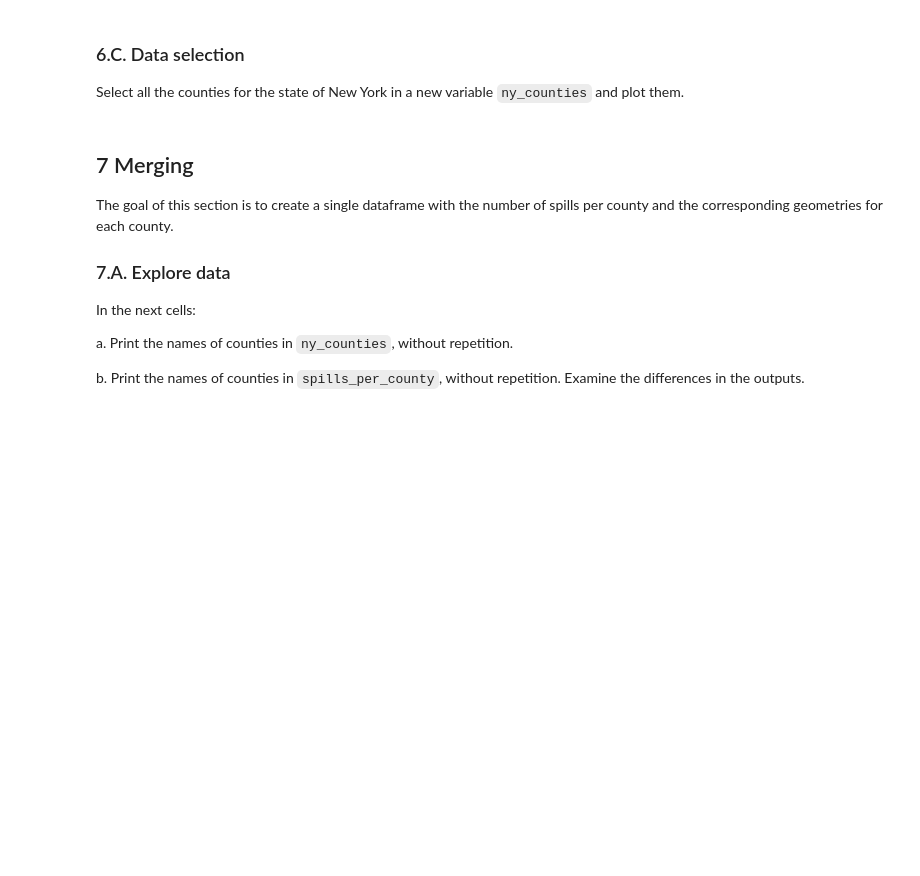
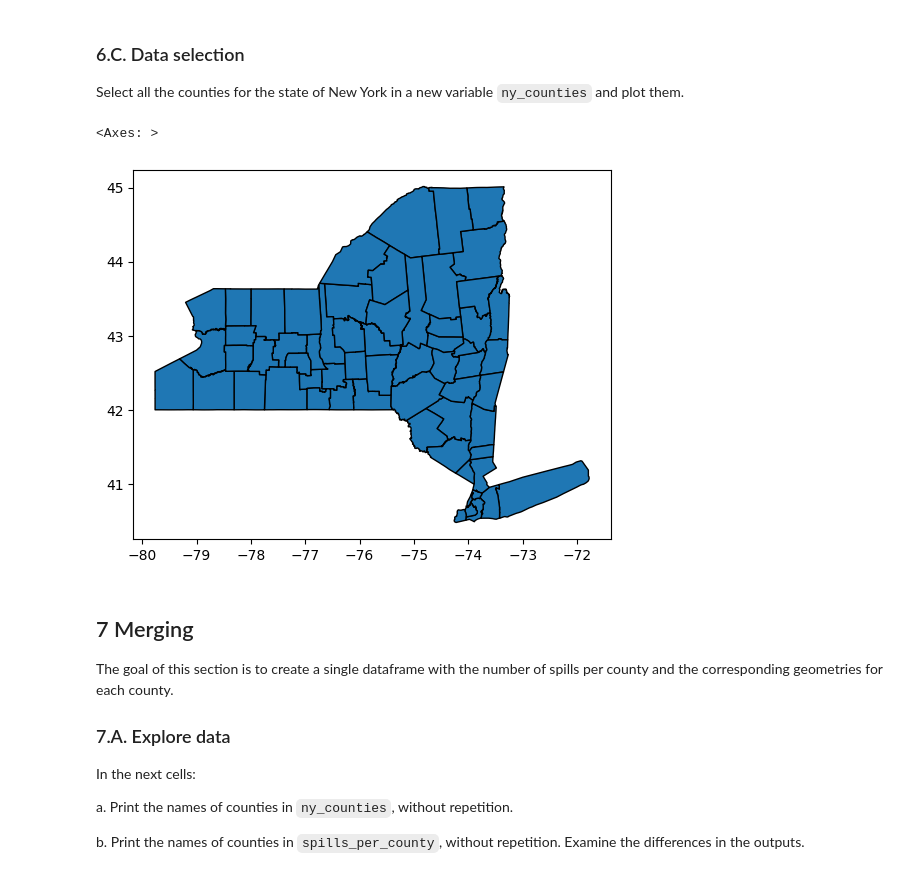
Before and after one commit to takeenshamloo/eds220-hwk3, a Jupyter notebook: hwk3-task2-oil-spills.ipynb, the cells around one changed output. Cells and saved outputs as stored; diff of their text form; code cells hidden in the pictures; blank space fills up the shorter version.

Commit message:
Cleaned up geo data column names and plotted counties in New York

```diff
--- a/hwk3-task2-oil-spills.ipynb
+++ b/hwk3-task2-oil-spills.ipynb
@@ -394,3 +392,6 @@ Simplify column names as needed.
+# %%
+# Simplify column names by converting to lowercase and replacing spaces with underscores
+counties.columns = counties.columns.str.lower().str.replace(' ', '_')
 # %% [markdown]
 ### 6.C. Data selection
 
@@ -400,3 +399,12 @@ Select all the counties for the state of New York in a new variable `ny_counties
+# %%
+# Select all counties in the state of New York
+ny_counties = counties[counties['statefp'] == '36']
+
+# Plot New York
+ny_counties.plot(edgecolor="black")
+# %% [output]
+<Axes: >
+[figure, added]
 # %% [markdown]
 ## 7 Merging
 
```
Also changed, not shown: parts of 2 cells of this notebook.
